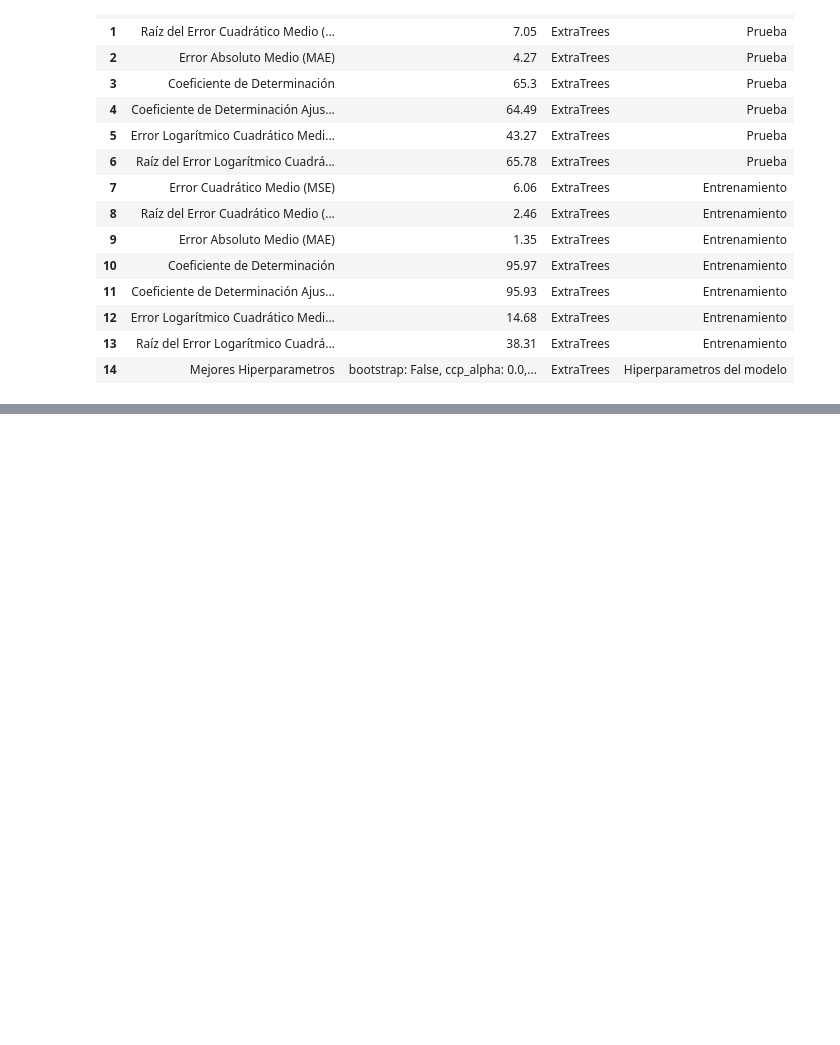
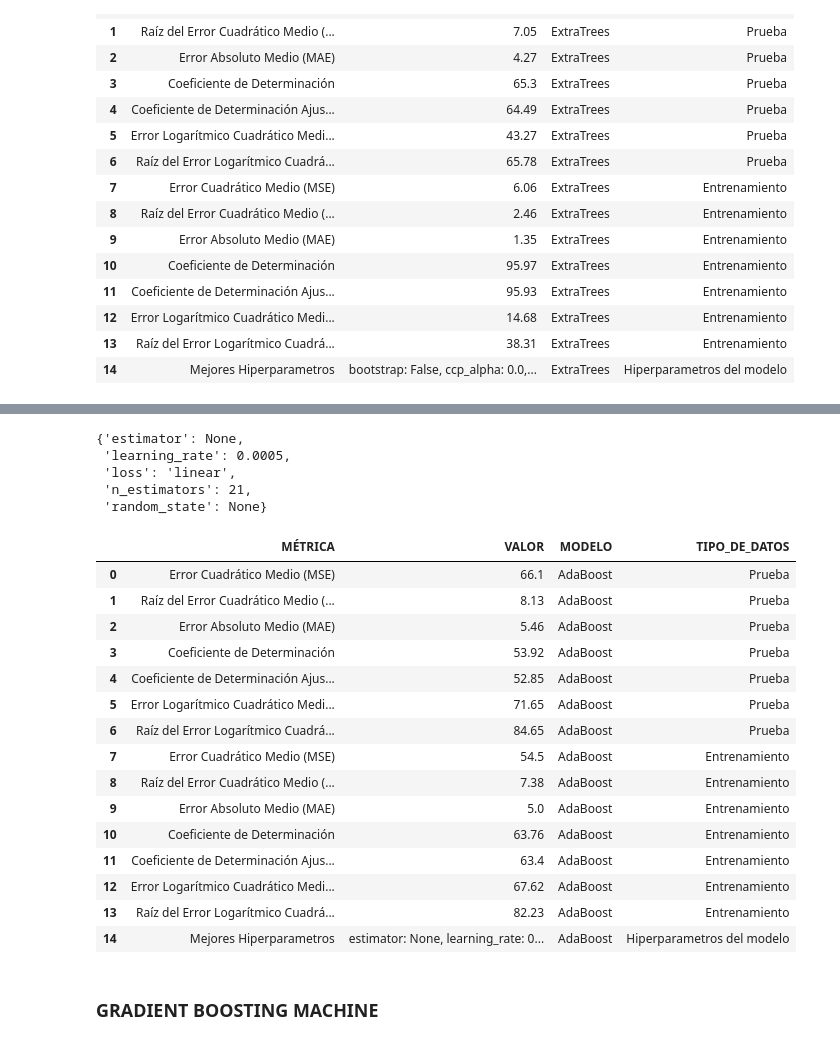
Before and after one commit to CamiloeSotoS/UNIVERSIDAD-DISTRITAL-PROYECTO, a Jupyter notebook: MÓDULO ANALÍTICA PREDICTIVA/MÓDULO_ANALITICA_MODELOS_REGRESION_DEF.ipynb, the cells around one changed output, grey strips where cells are left out. Cells and saved outputs as stored; diff of their text form; code cells hidden in the pictures; blank space fills up the shorter version.

Commit message:
Implementación de modelo XBG

```diff
--- a/MÓDULO ANALÍTICA PREDICTIVA/MÓDULO_ANALITICA_MODELOS_REGRESION_DEF.ipynb
+++ b/MÓDULO ANALÍTICA PREDICTIVA/MÓDULO_ANALITICA_MODELOS_REGRESION_DEF.ipynb
@@ -1576,0 +1648,31 @@ resultados_df_extra
+# %%
+# Predecir las etiquetas para los datos de prueba
+resultados_df_ADA = pd.DataFrame(columns=['MÉTRICA', 'VALOR'])
+# Predicciones del modelo
+Y_pred = modelo_ADA.predict(X_tst)
+
+# Cálculo de métricas
+mse = mean_squared_error(Y_tst, Y_pred)
+rmse = np.sqrt(mse)
+mae = mean_absolute_error(Y_tst, Y_pred)
+r2 = r2_score(Y_tst, Y_pred)
+msle = mean_squared_log_error(Y_tst, Y_pred)
+rmsle = np.sqrt(msle)
+n = len(Y_tst)
+k = X_tst.shape[1]
+r2_ajustado = 1 - ((1 - r2) * (n - 1) / (n - k - 1))
+
+# Crear un DataFrame para cada métrica
+df_MSE = pd.DataFrame({'MÉTRICA': ['Error Cuadrático Medio (MSE)'], 'VALOR': [round(mse, 2)]})
+df_RMSE= pd.DataFrame({'MÉTRICA': ['Raíz del Error Cuadrático Medio (RMSE)'], 'VALOR': [round(rmse, 2)]})
+df_MAE = pd.DataFrame({'MÉTRICA': ['Error Absoluto Medio (MAE)'], 'VALOR': [round(mae, 2)]})
+df_R2 = pd.DataFrame({'MÉTRICA': ['Coeficiente de Determinación'], 'VALOR': [round(r2*100, 2)]})
+df_R2A = pd.DataFrame({'MÉTRICA': ['Coeficiente de Determinación Ajustado'], 'VALOR': [round(r2_ajustado*100, 2)]})
+df_MSLE=pd.DataFrame({'MÉTRICA': ['Error Logarítmico Cuadrático Medio (MSLE)'], 'VALOR': [round(msle*100, 2)]})
+df_RMSLE=pd.DataFrame({'MÉTRICA': ['Raíz del Error Logarítmico Cuadrático Medio (RMSLE)'], 'VALOR': [round(rmsle*100, 2)]})
+# Concatenar los DataFrames
+resultados_df_ADA_prueba = pd.concat([resultados_df_ADA, df_MSE,df_RMSE,df_MAE,df_R2,df_R2A,df_MSLE,df_RMSLE], ignore_index=True)
+resultados_df_ADA_prueba["MODELO"]='AdaBoost'
+resultados_df_ADA_prueba["TIPO_DE_DATOS"]='Prueba'
+# Imprimir el DataFrame con los resultados
+resultados_df_ADA_prueba
@@ -1576,0 +1688,38 @@ resultados_df_extra
+# %%
+mejores_hiperparametros_ADA = modelo_ADA.get_params()
+mejores_hiperparametros_ADA
+# %% [output]
+{'estimator': None,
+ 'learning_rate': 0.0005,
+ 'loss': 'linear',
+ 'n_estimators': 21,
+ 'random_state': None}
+# %%
+cadena_hiperparametros_ADA = ', '.join([f"{key}: {value}" for key, value in mejores_hiperparametros_ADA.items()])
+df_hiperparametros_ADA = pd.DataFrame({
+    'MÉTRICA': ['Mejores Hiperparametros'],
+    'VALOR': [cadena_hiperparametros_ADA],
+    'MODELO': ['AdaBoost'],
+    'TIPO_DE_DATOS': ['Hiperparametros del modelo']
+})
+resultados_df_ADA = pd.concat([resultados_df_ADA_prueba,resultados_df_ADA_entrenamiento,df_hiperparametros_ADA], ignore_index=True)
+resultados_df_ADA
+# %% [output]
+|  | MÉTRICA | VALOR | MODELO | TIPO_DE_DATOS |
+| 0 | Error Cuadrático Medio (MSE) | 66.1 | AdaBoost | Prueba |
+| 1 | Raíz del Error Cuadrático Medio (... | 8.13 | AdaBoost | Prueba |
+| 2 | Error Absoluto Medio (MAE) | 5.46 | AdaBoost | Prueba |
+| 3 | Coeficiente de Determinación | 53.92 | AdaBoost | Prueba |
+| 4 | Coeficiente de Determinación Ajus... | 52.85 | AdaBoost | Prueba |
+| 5 | Error Logarítmico Cuadrático Medi... | 71.65 | AdaBoost | Prueba |
+| 6 | Raíz del Error Logarítmico Cuadrá... | 84.65 | AdaBoost | Prueba |
+| 7 | Error Cuadrático Medio (MSE) | 54.5 | AdaBoost | Entrenamiento |
+| 8 | Raíz del Error Cuadrático Medio (... | 7.38 | AdaBoost | Entrenamiento |
+| 9 | Error Absoluto Medio (MAE) | 5.0 | AdaBoost | Entrenamiento |
+| 10 | Coeficiente de Determinación | 63.76 | AdaBoost | Entrenamiento |
+| 11 | Coeficiente de Determinación Ajus... | 63.4 | AdaBoost | Entrenamiento |
+| 12 | Error Logarítmico Cuadrático Medi... | 67.62 | AdaBoost | Entrenamiento |
+| 13 | Raíz del Error Logarítmico Cuadrá... | 82.23 | AdaBoost | Entrenamiento |
+| 14 | Mejores Hiperparametros | estimator: None, learning_rate: 0... | AdaBoost | Hiperparametros del modelo |
+# %% [markdown]
+### GRADIENT BOOSTING MACHINE
```
Also changed, not shown: parts of 18 cells of this notebook.
